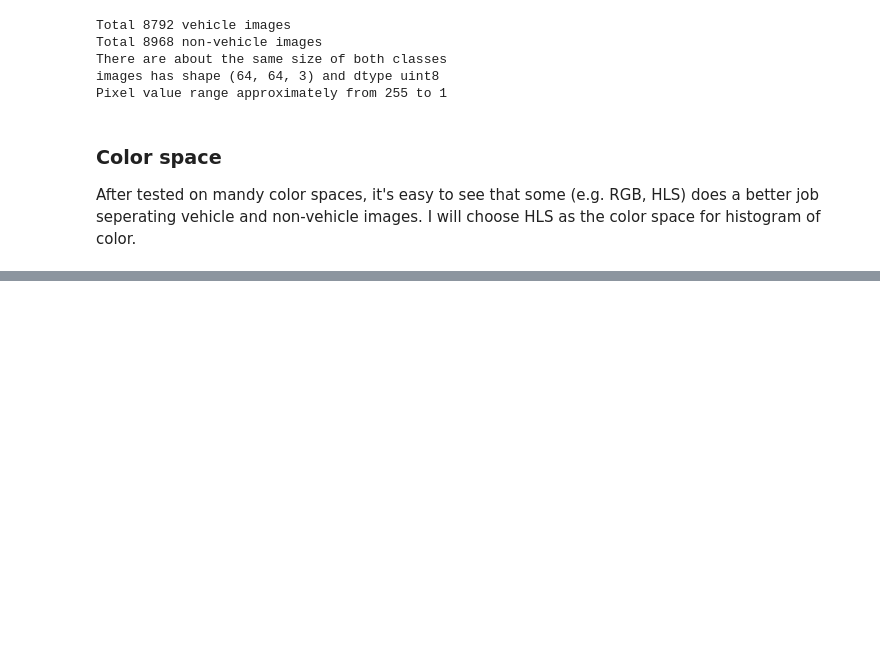
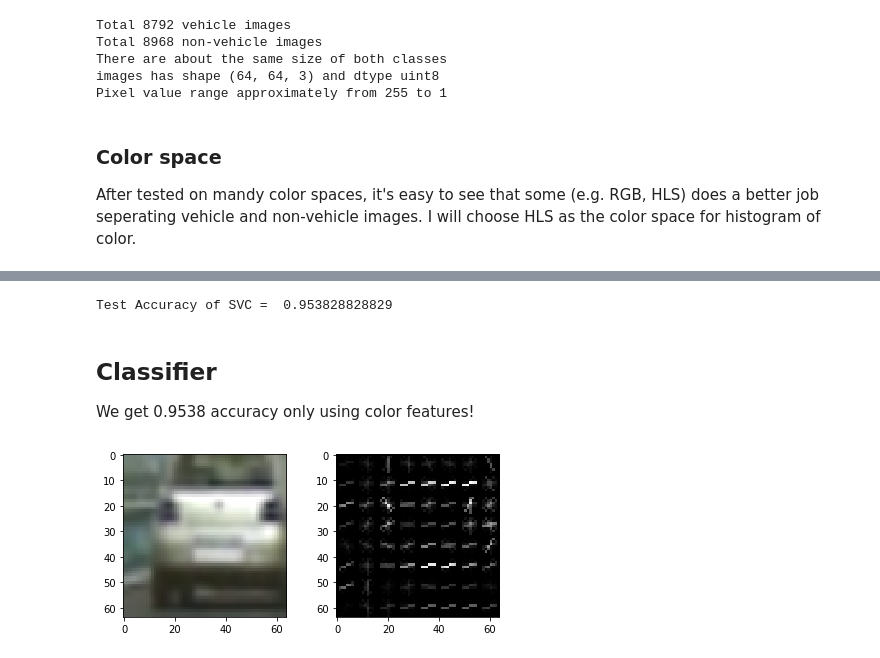
Before and after one commit to jxlin/CarND-Vehicle-Detection, a Jupyter notebook: P5.ipynb, the cells around one changed output, grey strips where cells are left out. Saved outputs shown, nothing was run; the diff lists cells and outputs as text; code cells hidden in the pictures; blank space fills up the shorter version.

```diff
--- a/P5.ipynb
+++ b/P5.ipynb
@@ -167,3 +197,44 @@ def bin_spatial(img, color_space='RGB', size=(32, 32)):
+# %%
+# train classifier with SVM
+from sklearn.svm import LinearSVC
+from sklearn.model_selection import train_test_split
+
+rand_state = np.random.randint(0, 100)
+X_train, X_test, y_train, y_test = train_test_split(
+    scaled_X, y, test_size=0.2, random_state=rand_state)
+
+svc = LinearSVC()
+svc.fit(X_train, y_train)
+
+print('Test Accuracy of SVC = ', svc.score(X_test, y_test))
+# %% [output]
+Test Accuracy of SVC =  0.953828828829
+# %% [markdown]
+## Classifier
+We get 0.9538 accuracy only using color features!
+# %%
+# hog features
+from skimage.feature import hog
+
+def get_hog_features(img, orient=9, pix_per_cell=8, cell_per_block=2, vis=False, feature_vec=False):
+    return hog(
+        img, orient,
+        pixels_per_cell=(pix_per_cell, pix_per_cell),
+        cells_per_block=(cell_per_block, cell_per_block),
+        visualise=vis, feature_vector=feature_vec)
+
+
+img = cv2.imread(vehicle_imgs[100])
+gray = cv2.cvtColor(img, cv2.COLOR_RGB2GRAY)
+features, hog_image = get_hog_features(gray, vis=True)
+fig = plt.figure(figsize=(7,3))
+plt.subplot(121)
+plt.imshow(img, cmap='gray')
+plt.subplot(122)
+plt.imshow(hog_image, cmap='gray')
+plt.show()
+# %% [output]
+[figure, added]
 # %%
 
 # Feature extraction
```
Also changed, not shown: parts of 5 cells of this notebook.
